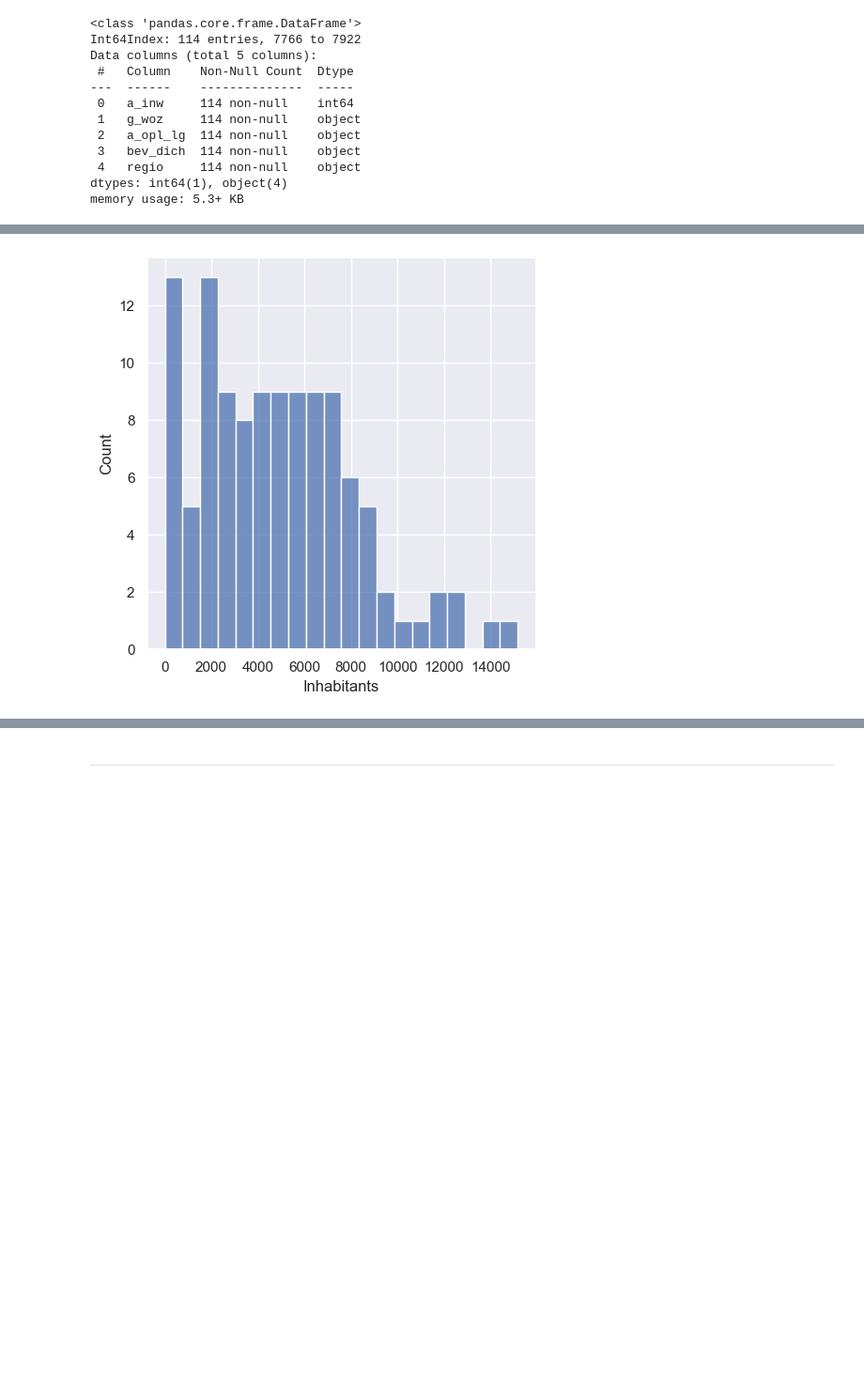
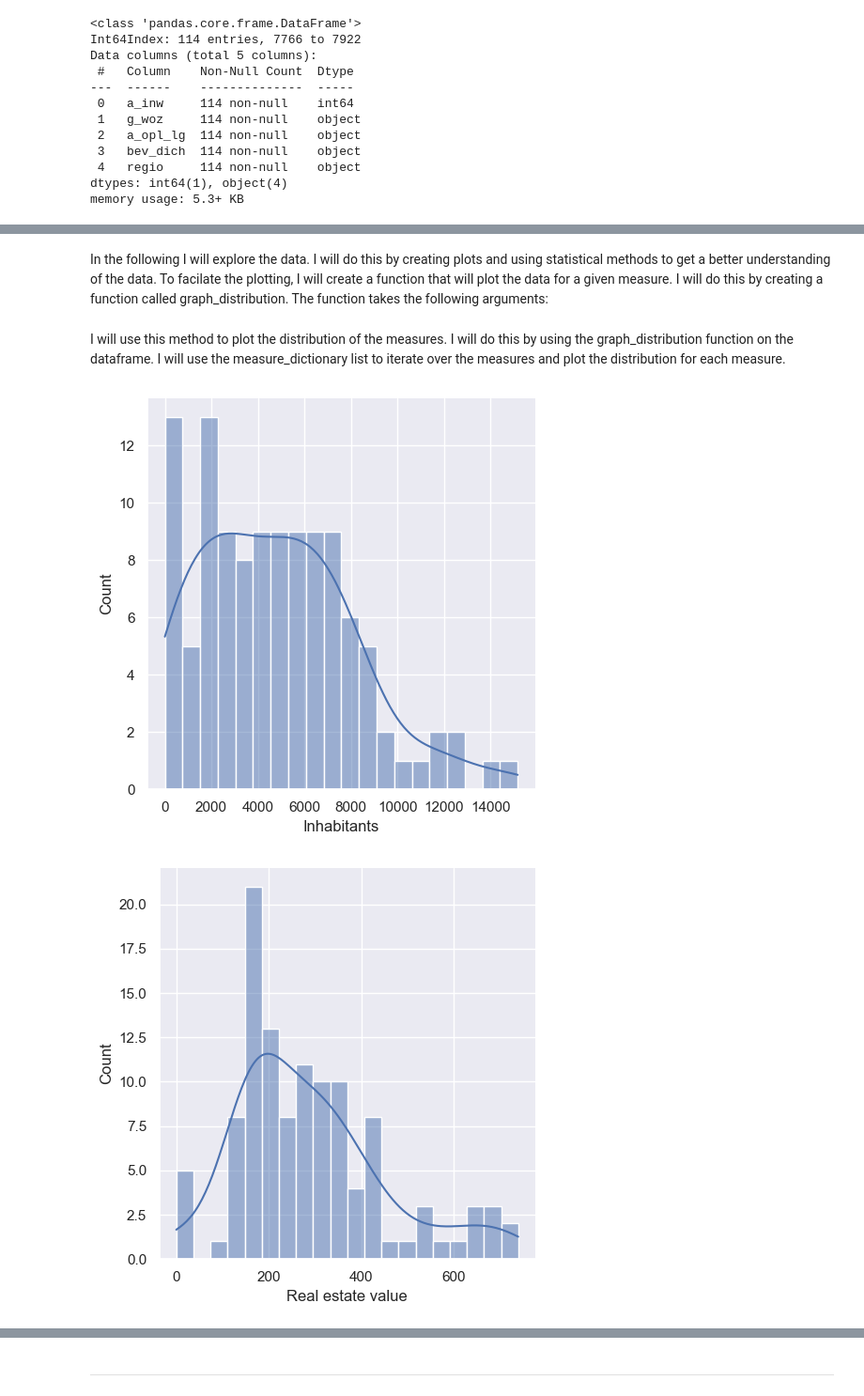
Before and after one commit to alex-dietz/intro-data-science, a Jupyter notebook: assignment-02/assignment-02.ipynb, the cells around one changed output, grey strips where cells are left out. Shown at 94% size. Drawn from its saved outputs; the diff is of its cells as text; code cells hidden in the pictures; blank space fills up the shorter version.

```diff
--- a/assignment-02/assignment-02.ipynb
+++ b/assignment-02/assignment-02.ipynb
@@ -180,0 +234,9 @@ csb_data.head()
+# %%
+measures = ['a_inw','g_woz','a_opl_lg','bev_dich','regio']
+measure_dictionary = {
+    'a_inw':'Inhabitants'
+    ,'g_woz':'Real estate value',
+    'a_opl_lg' : 'Low Education',
+    'bev_dich':'Population density',
+    'Low Education %' : 'Low Education %'
+}
@@ -211,8 +271,0 @@ memory usage: 106.9+ KB
-# %%
-measures = ['a_inw','g_woz','a_opl_lg','bev_dich','regio']
-measure_dictionary = {
-    'a_inw':'Inhabitants'
-    ,'g_woz':'Real estate value',
-    'a_opl_lg' : 'Low Education',
-    'bev_dich':'Population density'
-}
@@ -264,0 +318,2 @@ csb_data_den_haag_measures.head()
+# %%
+csb_data_den_haag_measures['Low Education %'] = csb_data_den_haag_measures['Low Education'] / csb_data_den_haag_measures['Inhabitants'] * 100
@@ -265,8 +332,17 @@ csb_data_den_haag_measures.head()
+# %% [markdown]
+In the following I will explore the data. I will do this by creating plots and using statistical methods to get a better understanding of the data.
+To facilate the plotting, I will create a function that will plot the data for a given measure. I will do this by creating a function called graph_distribution. The function takes the following arguments:
 # %%
 def graph_distribution(data,measure):
+    sns.color_palette("mako", as_cmap=True)
     sns.set(color_codes=True)
-    ax = sns.displot(data[measure], kde=False, bins=20)
+    return sns.displot(data[measure], kde=True, bins=20)
-# %%
-graph_distribution(csb_data_den_haag_measures,'Inhabitants')
-# %% [output]
-[figure, removed]
+# %% [markdown]
+I will use this method to plot the distribution of the measures. I will do this by using the graph_distribution function on the dataframe. I will use the measure_dictionary list to iterate over the measures and plot the distribution for each measure.
+# %%
+
+for key,value in measure_dictionary.items():
+    graph_distribution(csb_data_den_haag_measures,value)
+# %% [output]
+[figure, added]
+[figure, added]
```
Also changed, not shown: parts of 56 cells of this notebook.
